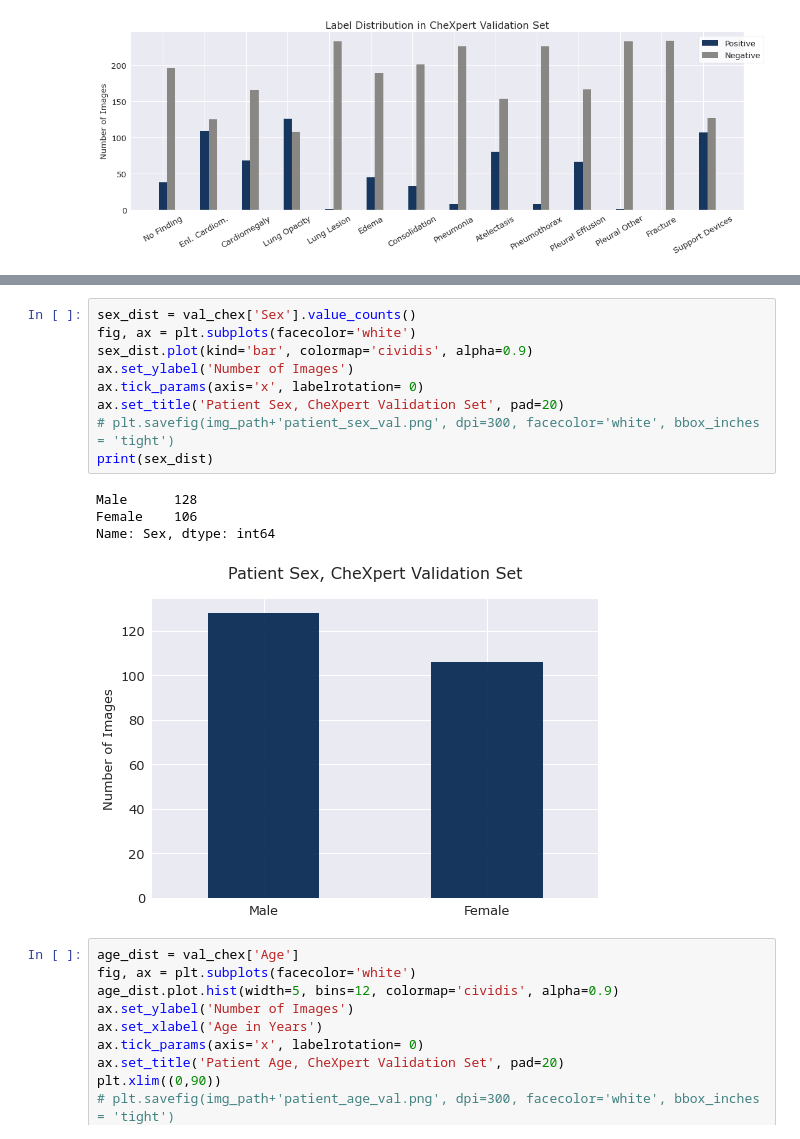
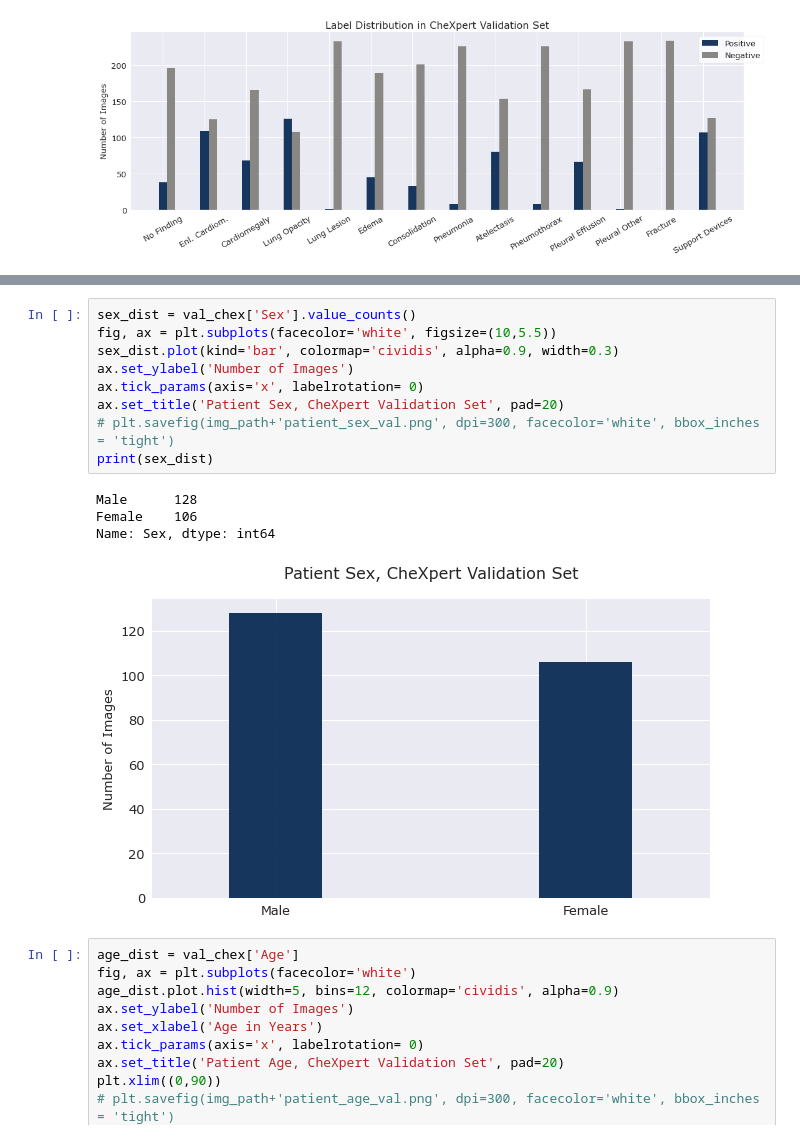
Before and after one commit to linev8k/cxr-fl-privacy, a Jupyter notebook: chexpert_data.ipynb, the cells around one changed output, grey strips where cells are left out. Saved outputs shown, nothing was run; the diff lists cells and outputs as text.

```diff
--- a/chexpert_data.ipynb
+++ b/chexpert_data.ipynb
@@ -407,18 +407,18 @@ Support Devices               107
 dtype: int64
 # %%
 sex_dist = val_chex['Sex'].value_counts()
-fig, ax = plt.subplots(facecolor='white')
-sex_dist.plot(kind='bar', colormap='cividis', alpha=0.9)
+fig, ax = plt.subplots(facecolor='white', figsize=(10,5.5))
+sex_dist.plot(kind='bar', colormap='cividis', alpha=0.9, width=0.3)
 ax.set_ylabel('Number of Images')
 ax.tick_params(axis='x', labelrotation= 0)
 ax.set_title('Patient Sex, CheXpert Validation Set', pad=20)
 # plt.savefig(img_path+'patient_sex_val.png', dpi=300, facecolor='white', bbox_inches = 'tight')
 print(sex_dist)
 # %% [output]
 Male      128
 Female    106
 Name: Sex, dtype: int64
-[figure, old version]
+[figure, new version]
 # %%
 age_dist = val_chex['Age']
 fig, ax = plt.subplots(facecolor='white')
```
Also changed, not shown: parts of 4 cells of this notebook, 1 other file.
